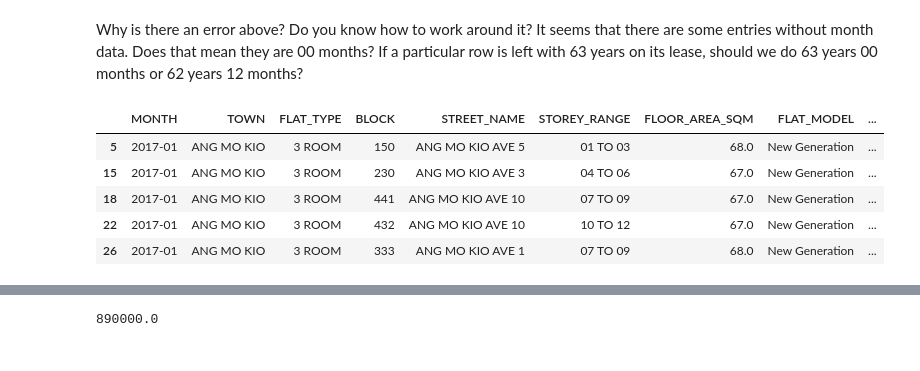
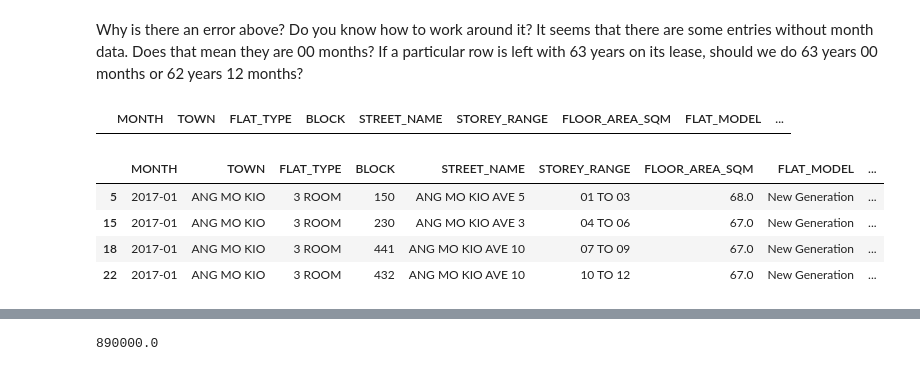
Before and after one commit to joeykokbin/data_science_helper, a Jupyter notebook: HELPER_VOL2.ipynb, the cells around one changed output, grey strips where cells are left out. Drawn from its saved outputs; the diff is of its cells as text; code cells hidden in the pictures.

```diff
--- a/HELPER_VOL2.ipynb
+++ b/HELPER_VOL2.ipynb
@@ -635,15 +643,17 @@ IndexError: list index out of range
 # %% [markdown]
 Why is there an error above? Do you know how to work around it? It seems that there are some entries without month data. Does that mean they are 00 months? If a particular row is left with 63 years on its lease, should we do 63 years 00 months or 62 years 12 months?
 # %%
-#df.loc[df["REMAINING_LEASE"].str.contains("12 months"), :] #returns empty
-df.loc[df["REMAINING_LEASE"].str.endswith("years"), :].head()
+df.loc[df["REMAINING_LEASE"].str.contains("12 months"), :] #returns empty
 # %% [output]
 |  | MONTH | TOWN | FLAT_TYPE | BLOCK | STREET_NAME | STOREY_RANGE | FLOOR_AREA_SQM | FLAT_MODEL | ... |
-| 5 | 2017-01 | ANG MO KIO | 3 ROOM | 150 | ANG MO KIO AVE 5 | 01 TO 03 | 68.0 | New Generation | ... |
-| 15 | 2017-01 | ANG MO KIO | 3 ROOM | 230 | ANG MO KIO AVE 3 | 04 TO 06 | 67.0 | New Generation | ... |
-| 18 | 2017-01 | ANG MO KIO | 3 ROOM | 441 | ANG MO KIO AVE 10 | 07 TO 09 | 67.0 | New Generation | ... |
-| 22 | 2017-01 | ANG MO KIO | 3 ROOM | 432 | ANG MO KIO AVE 10 | 10 TO 12 | 67.0 | New Generation | ... |
-| 26 | 2017-01 | ANG MO KIO | 3 ROOM | 333 | ANG MO KIO AVE 1 | 07 TO 09 | 68.0 | New Generation | ... |
+# %%
+df.loc[df["REMAINING_LEASE"].str.endswith("years"), :].head(4)
+# %% [output]
+|  | MONTH | TOWN | FLAT_TYPE | BLOCK | STREET_NAME | STOREY_RANGE | FLOOR_AREA_SQM | FLAT_MODEL | ... |
+| 5 | 2017-01 | ANG MO KIO | 3 ROOM | 150 | ANG MO KIO AVE 5 | 01 TO 03 | 68.0 | New Generation | ... |
+| 15 | 2017-01 | ANG MO KIO | 3 ROOM | 230 | ANG MO KIO AVE 3 | 04 TO 06 | 67.0 | New Generation | ... |
+| 18 | 2017-01 | ANG MO KIO | 3 ROOM | 441 | ANG MO KIO AVE 10 | 07 TO 09 | 67.0 | New Generation | ... |
+| 22 | 2017-01 | ANG MO KIO | 3 ROOM | 432 | ANG MO KIO AVE 10 | 10 TO 12 | 67.0 | New Generation | ... |
 # %%
 yr_list, mth_list = [], []
 for a in newlist:
```
Also changed, not shown: parts of 63 cells of this notebook, 5 other files.
